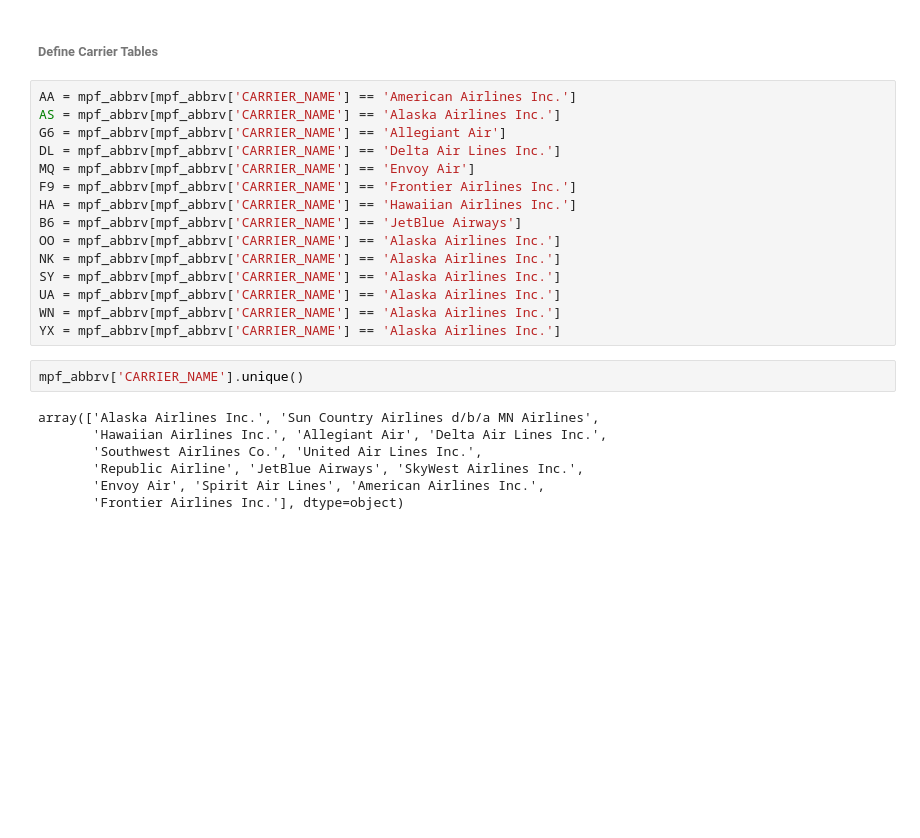
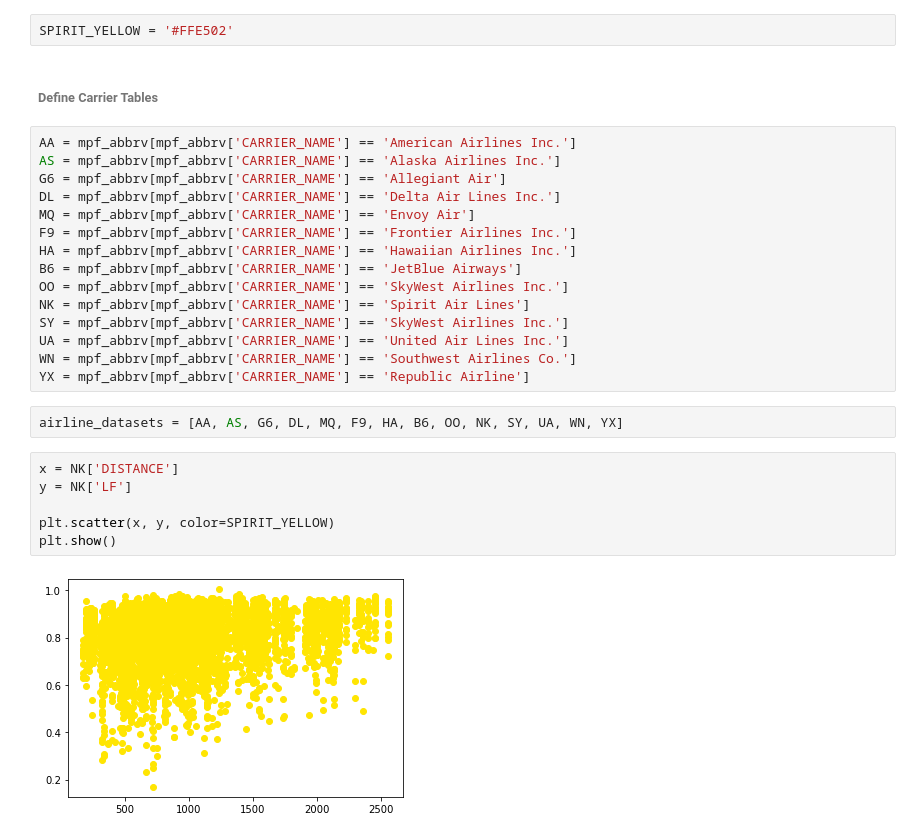
Before and after one commit to admacpherson/T-100-Aviation-Data, a Jupyter notebook: Load Factor Analysis.ipynb, the cells around one changed output. Cells and saved outputs as stored; diff of their text form; blank space fills up the shorter version.

Commit message:
Add Spirit scatter

```diff
--- a/Load Factor Analysis.ipynb
+++ b/Load Factor Analysis.ipynb
@@ -365,3 +363,5 @@ SPIRIT_YELLOW = 'FFE#502'
+# %%
+SPIRIT_YELLOW = '#FFE502'
 # %% [markdown]
 <h6>Define Carrier Tables</h6>
 # %%
@@ -373,18 +373,19 @@ MQ = mpf_abbrv[mpf_abbrv['CARRIER_NAME'] == 'Envoy Air']
 F9 = mpf_abbrv[mpf_abbrv['CARRIER_NAME'] == 'Frontier Airlines Inc.']
 HA = mpf_abbrv[mpf_abbrv['CARRIER_NAME'] == 'Hawaiian Airlines Inc.']
 B6 = mpf_abbrv[mpf_abbrv['CARRIER_NAME'] == 'JetBlue Airways']
-OO = mpf_abbrv[mpf_abbrv['CARRIER_NAME'] == 'Alaska Airlines Inc.']
-NK = mpf_abbrv[mpf_abbrv['CARRIER_NAME'] == 'Alaska Airlines Inc.']
-SY = mpf_abbrv[mpf_abbrv['CARRIER_NAME'] == 'Alaska Airlines Inc.']
-UA = mpf_abbrv[mpf_abbrv['CARRIER_NAME'] == 'Alaska Airlines Inc.']
-WN = mpf_abbrv[mpf_abbrv['CARRIER_NAME'] == 'Alaska Airlines Inc.']
-YX = mpf_abbrv[mpf_abbrv['CARRIER_NAME'] == 'Alaska Airlines Inc.']
+OO = mpf_abbrv[mpf_abbrv['CARRIER_NAME'] == 'SkyWest Airlines Inc.']
+NK = mpf_abbrv[mpf_abbrv['CARRIER_NAME'] == 'Spirit Air Lines']
+SY = mpf_abbrv[mpf_abbrv['CARRIER_NAME'] == 'SkyWest Airlines Inc.']
+UA = mpf_abbrv[mpf_abbrv['CARRIER_NAME'] == 'United Air Lines Inc.']
+WN = mpf_abbrv[mpf_abbrv['CARRIER_NAME'] == 'Southwest Airlines Co.']
+YX = mpf_abbrv[mpf_abbrv['CARRIER_NAME'] == 'Republic Airline']
-# %%
-mpf_abbrv['CARRIER_NAME'].unique()
-# %% [output]
-array(['Alaska Airlines Inc.', 'Sun Country Airlines d/b/a MN Airlines',
-       'Hawaiian Airlines Inc.', 'Allegiant Air', 'Delta Air Lines Inc.',
-       'Southwest Airlines Co.', 'United Air Lines Inc.',
-       'Republic Airline', 'JetBlue Airways', 'SkyWest Airlines Inc.',
-       'Envoy Air', 'Spirit Air Lines', 'American Airlines Inc.',
-       'Frontier Airlines Inc.'], dtype=object)
+# %%
+airline_datasets = [AA, AS, G6, DL, MQ, F9, HA, B6, OO, NK, SY, UA, WN, YX]
+# %%
+x = NK['DISTANCE']
+y = NK['LF']
+
+plt.scatter(x, y, color=SPIRIT_YELLOW)
+plt.show()
+# %% [output]
+[figure, added]
```
Also changed, not shown: parts of 1 cell of this notebook.
